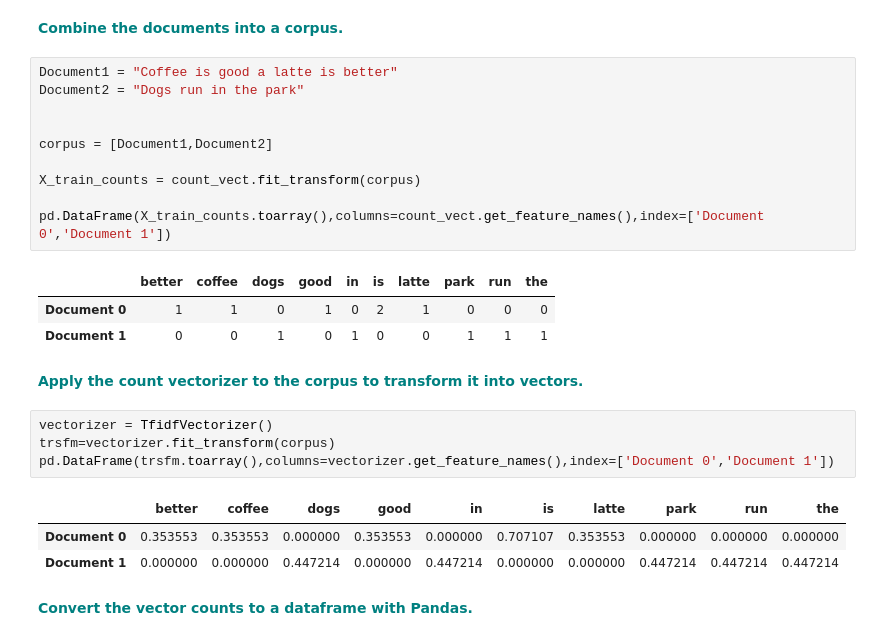
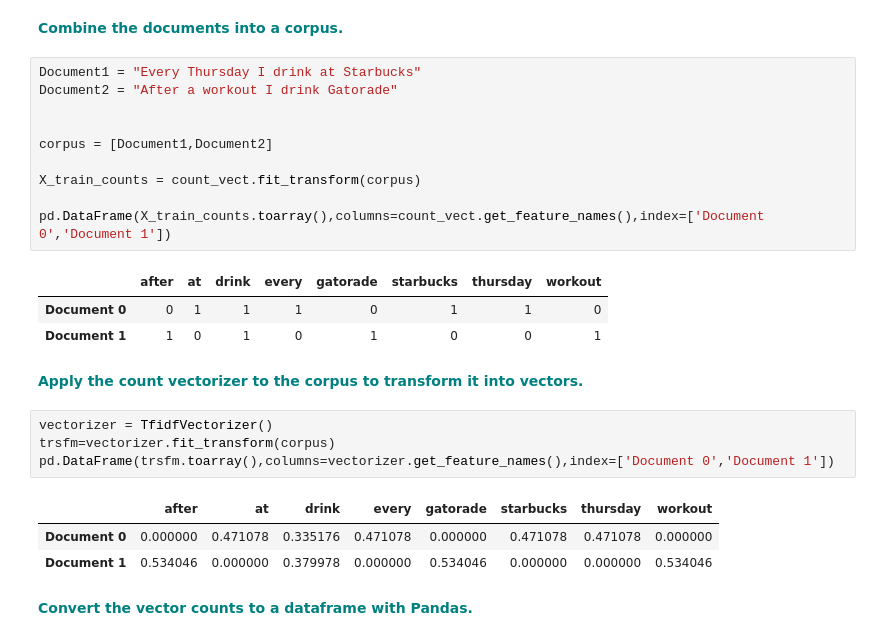
Before and after one commit to shayleelaura/Cosine-Distance-Case-Study, a Jupyter notebook: Cosine_Similarity_Case_Study.ipynb, the cells around one changed output. Drawn from its saved outputs; the diff is of its cells as text.

```diff
--- a/Cosine_Similarity_Case_Study.ipynb
+++ b/Cosine_Similarity_Case_Study.ipynb
@@ -166,19 +166,19 @@ Replace the current values for `Document 0` and `Document 1` with your own sente
 # %% [markdown]
  **<font color='teal'> Combine the documents into a corpus.</font>**
 # %%
-Document1 = "Coffee is good a latte is better"
-Document2 = "Dogs run in the park"
+Document1 = "Every Thursday I drink at Starbucks"
+Document2 = "After a workout I drink Gatorade"
 
 
 corpus = [Document1,Document2]
 
 X_train_counts = count_vect.fit_transform(corpus)
 
 pd.DataFrame(X_train_counts.toarray(),columns=count_vect.get_feature_names(),index=['Document 0','Document 1'])
 # %% [output]
-|  | better | coffee | dogs | good | in | is | latte | park | run | the |
-| Document 0 | 1 | 1 | 0 | 1 | 0 | 2 | 1 | 0 | 0 | 0 |
-| Document 1 | 0 | 0 | 1 | 0 | 1 | 0 | 0 | 1 | 1 | 1 |
+|  | after | at | drink | every | gatorade | starbucks | thursday | workout |
+| Document 0 | 0 | 1 | 1 | 1 | 0 | 1 | 1 | 0 |
+| Document 1 | 1 | 0 | 1 | 0 | 1 | 0 | 0 | 1 |
 # %% [markdown]
  **<font color='teal'> Apply the count vectorizer to the corpus to transform it into vectors.</font>**
 # %%
@@ -186,9 +186,9 @@ vectorizer = TfidfVectorizer()
 trsfm=vectorizer.fit_transform(corpus)
 pd.DataFrame(trsfm.toarray(),columns=vectorizer.get_feature_names(),index=['Document 0','Document 1'])
 # %% [output]
-|  | better | coffee | dogs | good | in | is | latte | park | run | the |
-| Document 0 | 0.353553 | 0.353553 | 0.000000 | 0.353553 | 0.000000 | 0.707107 | 0.353553 | 0.000000 | 0.000000 | 0.000000 |
-| Document 1 | 0.000000 | 0.000000 | 0.447214 | 0.000000 | 0.447214 | 0.000000 | 0.000000 | 0.447214 | 0.447214 | 0.447214 |
+|  | after | at | drink | every | gatorade | starbucks | thursday | workout |
+| Document 0 | 0.000000 | 0.471078 | 0.335176 | 0.471078 | 0.000000 | 0.471078 | 0.471078 | 0.000000 |
+| Document 1 | 0.534046 | 0.000000 | 0.379978 | 0.000000 | 0.534046 | 0.000000 | 0.000000 | 0.534046 |
 # %% [markdown]
  **<font color='teal'> Convert the vector counts to a dataframe with Pandas.</font>**
 # %%
```
Also changed, not shown: parts of 1 cell of this notebook.
